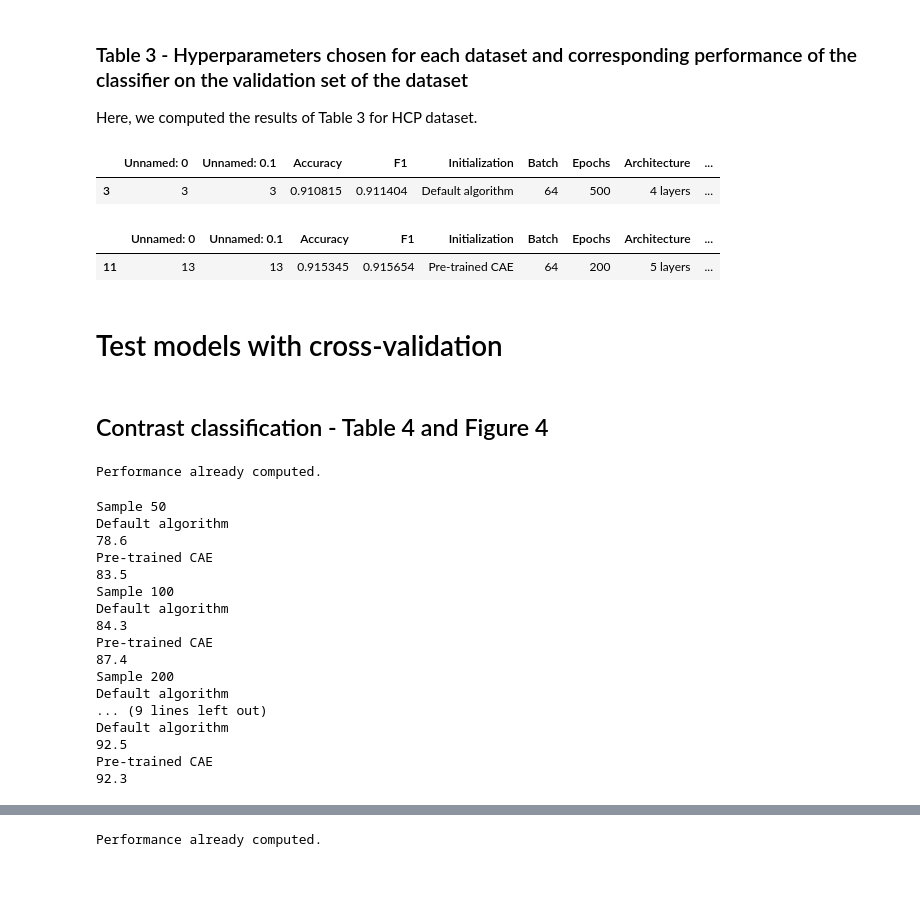
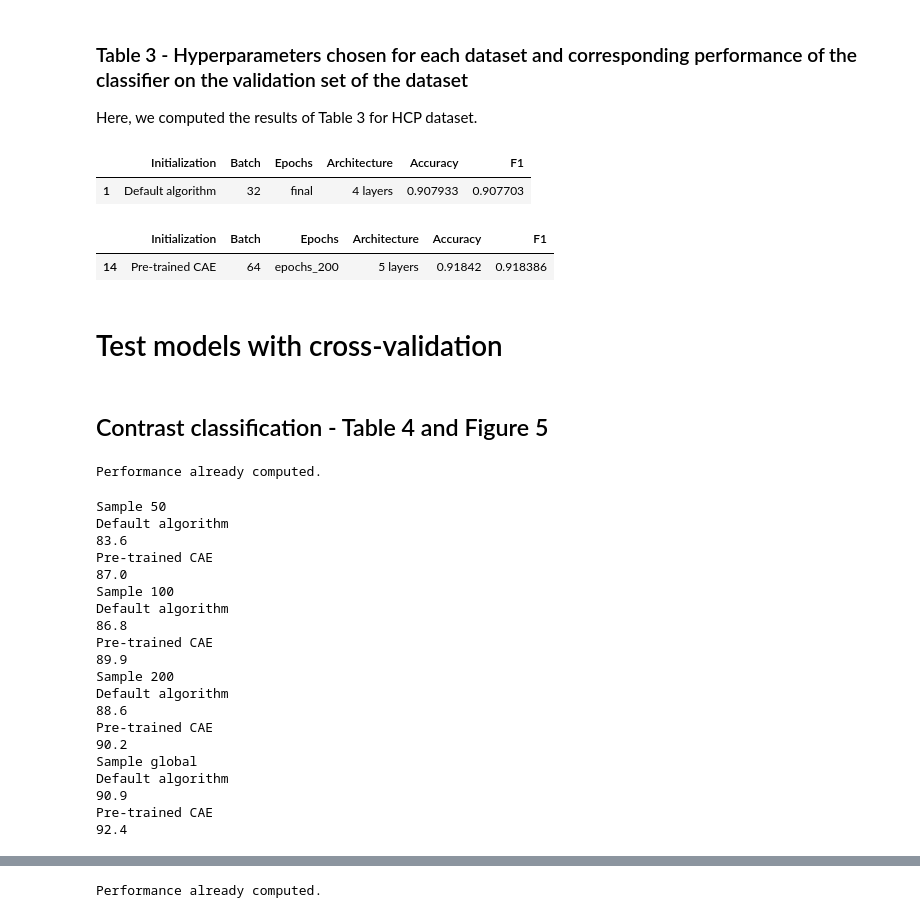
Before and after one commit to elodiegermani/self_taught_decoding, a Jupyter notebook: results/hcp_dataset_notebook.ipynb, the cells around one changed output, grey strips where cells are left out. Cells and saved outputs as stored; diff of their text form; code cells hidden in the pictures; blank space fills up the shorter version.

```diff
--- a/results/hcp_dataset_notebook.ipynb
+++ b/results/hcp_dataset_notebook.ipynb
@@ -30,21 +30,12 @@ out_dir = '../data/derived/HCP_dataset'
 preprocess_type = 'resampled_masked_normalized'
 
 # Training setup
-train_subset ='hcp_global_dataset'
+train_subset ='hcp_dataset'
 lr = '1e-04'
 model_to_test = ['model_cnn_4layers', 'model_cnn_5layers']
 init_to_test = ['retrain_no', 'retrain_all']
 batch_to_test = [32, 64]
-
-# Validation setup
-valid_id_file = opj(data_dir, f'valid_hcp_global_dataset.txt')
-label_file = opj(data_dir, f'hcp_global_dataset_labels.csv')
-label_col = 'contrast'
-label_df = pd.read_csv(label_file)
-label_list = sorted(np.unique(label_df[label_col]))
-
-valid_set = datasets.ClassifDataset(opj(data_dir, preprocess_type), valid_id_file, label_file, label_col,
-                        label_list)
+epochs_to_test = ['epochs_200', 'final']
 # %%
 # Supplementary Figure S2 - Performance on classification of global HCP dataset of models
 # with different hyperparameters.
@@ -109,3 +104,15 @@ else:
     print('Validation metrics already computed.')
 # %% [output]
 Validation metrics already computed.
+# %%
+df = pd.read_csv('../figures/validation_model_hcp.csv')
+
+df_mean = pd.DataFrame(columns=['Initialization', 'Batch', 'Epochs', 'Architecture','Accuracy', 'F1'])
+for init in ['Default algorithm', 'Pre-trained CAE']:
+    for model in ['4 layers', '5 layers']:
+        for batch in batch_to_test:
+            for epochs in epochs_to_test:
+                df_mean = df_mean.append({'Initialization':init, 'Batch':batch, 'Epochs':epochs, 'Architecture':model,
+                          'Accuracy': np.mean(df['Accuracy'][df['Architecture']==model][df['Initialization']==init][df['Epochs']==epochs][df['Batch']==batch]),
+                          'F1': np.mean(df['F1'][df['Architecture']==model][df['Initialization']==init][df['Epochs']==epochs][df['Batch']==batch])},
+                         ignore_index=True)
@@ -116,20 +192,19 @@ Validation metrics already computed.
 
 Here, we computed the results of Table 3 for HCP dataset.
 # %%
-df = pd.read_csv('../figures/validation_model_hcp.csv')
-df[df['Initialization']=='Default algorithm'].nlargest(1, ['Accuracy', 'F1'])
+df_mean[df_mean['Initialization']=='Default algorithm'].nlargest(1, ['Accuracy', 'F1'])
 # %% [output]
-|  | Unnamed: 0 | Unnamed: 0.1 | Accuracy | F1 | Initialization | Batch | Epochs | Architecture | ... |
-| 3 | 3 | 3 | 0.910815 | 0.911404 | Default algorithm | 64 | 500 | 4 layers | ... |
+|  | Initialization | Batch | Epochs | Architecture | Accuracy | F1 |
+| 1 | Default algorithm | 32 | final | 4 layers | 0.907933 | 0.907703 |
 # %%
-df[df['Initialization']=='Pre-trained CAE'].nlargest(1, ['Accuracy', 'F1'])
+df_mean[df_mean['Initialization']=='Pre-trained CAE'].nlargest(1, ['Accuracy', 'F1'])
 # %% [output]
-|  | Unnamed: 0 | Unnamed: 0.1 | Accuracy | F1 | Initialization | Batch | Epochs | Architecture | ... |
-| 11 | 13 | 13 | 0.915345 | 0.915654 | Pre-trained CAE | 64 | 200 | 5 layers | ... |
+|  | Initialization | Batch | Epochs | Architecture | Accuracy | F1 |
+| 14 | Pre-trained CAE | 64 | epochs_200 | 5 layers | 0.91842 | 0.918386 |
 # %% [markdown]
 # Test models with cross-validation
 # %% [markdown]
-## Contrast classification - Table 4 and Figure 4
+## Contrast classification - Table 4 and Figure 5
 # %%
 # Table 4 - Classification performance on HCP datasets of models initialized with default algorithm vs
 # with the weights of a pre-trained CAE.
@@ -222,8 +295,8 @@ Performance already computed.
 # %%
 df = pd.read_csv('../figures/test_hcp_contrast_sample_size.csv')
 # %%
-# Mean values and standard errors
-for sub in ['50', '100', '200', '500', 'global']:
+# Mean values
+for sub in ['50', '100', '200', 'global']:
     print('Sample', sub)
     print('Default algorithm')
     print(str(round(np.mean(df['Accuracy'][df['Model']=='Default algorithm'][df['Subject']==sub]) * 100, 1)))
@@ -233,18 +306,21 @@ for sub in ['50', '100', '200', '500', 'global']:
 # %% [output]
 Sample 50
 Default algorithm
-78.6
+83.6
 Pre-trained CAE
-83.5
+87.0
 Sample 100
 Default algorithm
-84.3
+86.8
 Pre-trained CAE
-87.4
+89.9
 Sample 200
 Default algorithm
-... (9 lines left out)
+88.6
+Pre-trained CAE
+90.2
+Sample global
 Default algorithm
-92.5
+90.9
 Pre-trained CAE
-92.3
+92.4
```
Also changed, not shown: parts of 26 cells of this notebook, 30 other files.
